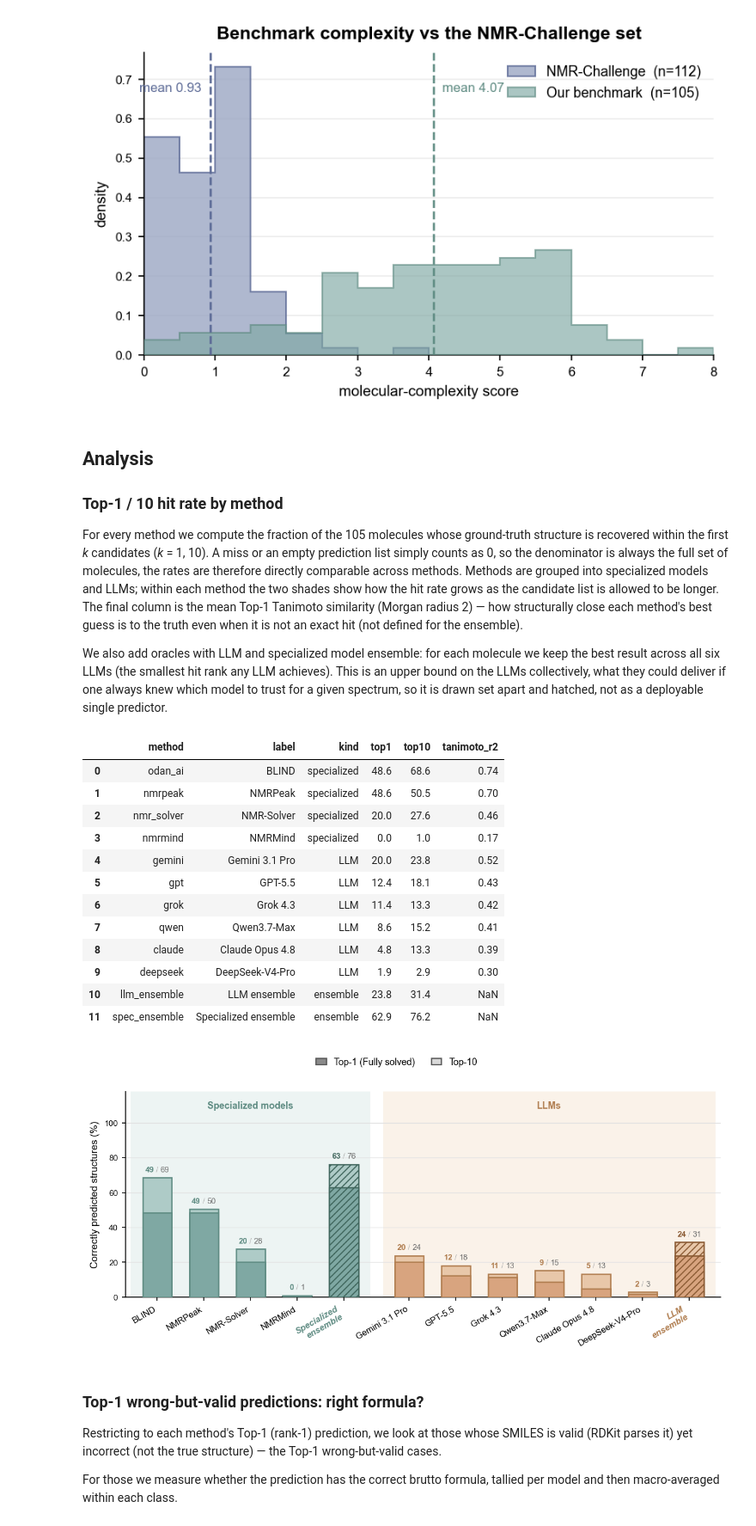
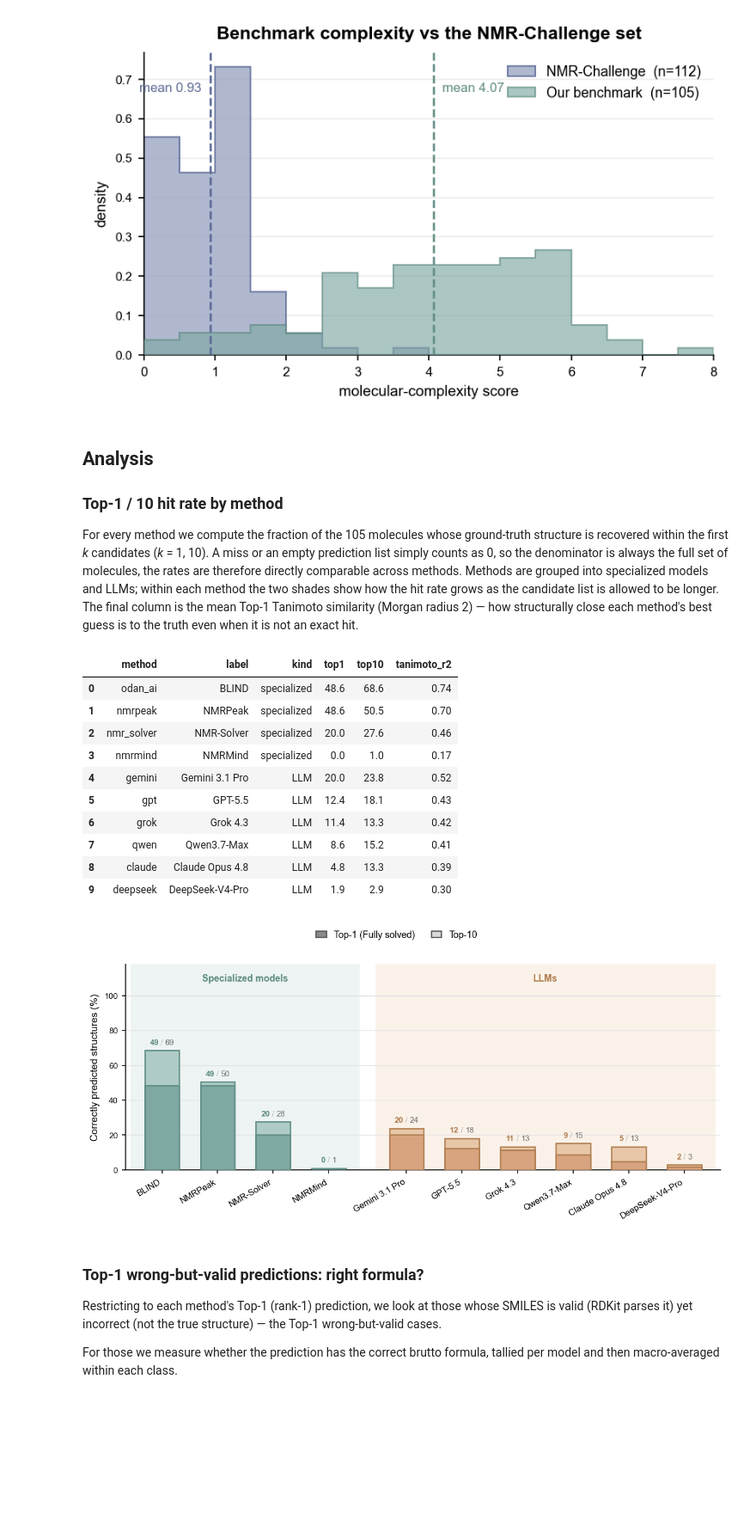
Before and after one commit to odanchem/NMRArena, a Jupyter notebook: analysis/data_analysis.ipynb, the cells around one changed output. Shown at 86% size. Drawn from its saved outputs; the diff is of its cells as text; code cells hidden in the pictures; blank space fills up the shorter version.

```diff
--- a/analysis/data_analysis.ipynb
+++ b/analysis/data_analysis.ipynb
@@ -258,13 +257,7 @@ recovered within the first *k* candidates (*k* = 1, 10). A miss or an empty pred
 counts as 0, so the denominator is always the full set of molecules, the rates are therefore directly
 comparable across methods. Methods are grouped into specialized models and LLMs; within
 each method the two shades show how the hit rate grows as the candidate list is allowed to be longer. The final column is the mean Top-1 Tanimoto similarity (Morgan radius 2)
-— how structurally close each method's best guess is to the truth even when it is not an exact hit
-(not defined for the ensemble).
-
-We also add oracles with LLM and specialized model ensemble: for each molecule we keep the best result across all six LLMs
-(the smallest hit rank any LLM achieves). This is an upper bound on the LLMs collectively, what they
-could deliver if one always knew which model to trust for a given spectrum, so it is drawn set apart and
-hatched, not as a deployable single predictor.
+— how structurally close each method's best guess is to the truth even when it is not an exact hit.
 # %%
 def topk_rate_table(records, methods=METHODS, ks=TOPK):
     """Per-method Top-k hit rate as a percentage of all molecules (misses included in the denominator)."""
@@ -290,27 +283,7 @@ def topk_rate_table(records, methods=METHODS, ks=TOPK):
     return pd.DataFrame(rows)
 
 
-def ensemble_hit_rank(rec, methods):
-    """Oracle ensemble: the best (smallest) hit rank any of `methods` achieves for this molecule."""
-    ranks = [hit_rank(rec["truth"], rec["preds"][m]) for m in methods]
-    ranks = [r for r in ranks if r is not None]
-    return min(ranks) if ranks else None
-
-
 summary = topk_rate_table(records)
-
-# Oracle LLM ensemble: per molecule, take the best-ranked correct answer across all LLMs.
-n = len(records)
-ens_ranks = [ensemble_hit_rank(rec, LLM) for rec in records]
-ens_row = {"method": "llm_ensemble", "label": "LLM ensemble", "kind": "ensemble",
-           **{f"top{k}": 100.0 * sum(r is not None and r <= k for r in ens_ranks) / n for k in TOPK}}
-summary = pd.concat([summary, pd.DataFrame([ens_row])], ignore_index=True)
-
-# Oracle specialized ensemble: per molecule, the best-ranked correct answer across all specialized models.
-spec_ens_ranks = [ensemble_hit_rank(rec, SPECIALIZED) for rec in records]
-spec_ens_row = {"method": "spec_ensemble", "label": "Specialized ensemble", "kind": "ensemble",
-                **{f"top{k}": 100.0 * sum(r is not None and r <= k for r in spec_ens_ranks) / n for k in TOPK}}
-summary = pd.concat([summary, pd.DataFrame([spec_ens_row])], ignore_index=True)
 summary.round({"top1": 1, "top10": 1, "tanimoto_r2": 2})
 # %% [output]
 |  | method | label | kind | top1 | top10 | tanimoto_r2 |
@@ -324,23 +297,16 @@ summary.round({"top1": 1, "top10": 1, "tanimoto_r2": 2})
 | 7 | qwen | Qwen3.7-Max | LLM | 8.6 | 15.2 | 0.41 |
 | 8 | claude | Claude Opus 4.8 | LLM | 4.8 | 13.3 | 0.39 |
 | 9 | deepseek | DeepSeek-V4-Pro | LLM | 1.9 | 2.9 | 0.30 |
-| 10 | llm_ensemble | LLM ensemble | ensemble | 23.8 | 31.4 | NaN |
-| 11 | spec_ensemble | Specialized ensemble | ensemble | 62.9 | 76.2 | NaN |
 # %%
 # light cap = Top-10 reach, solid = Top-1 solved
 PAL = {"specialized": dict(cap=GREEN["cap"],  solid=GREEN["solid"],  edge=GREEN["edge"]),
        "LLM":         dict(cap=ORANGE["cap"], solid=ORANGE["solid"], edge=ORANGE["edge"])}
-ENS_PAL   = dict(cap=ORANGE["cap"], solid=ORANGE["solid"], edge=ENS_EDGE)
-SPEC_ENS_PAL = dict(cap=GREEN["cap"], solid=GREEN["solid"], edge=SPEC_ENS_EDGE)
 BAND      = {"specialized": GREEN["band"], "LLM": ORANGE["band"]}
 GROUP_INK = {"specialized": GREEN["edge"], "LLM": ORANGE["edge"]}
-SPEC_ENS = "spec_ensemble"
-ENS      = "llm_ensemble"
-ENS_SET  = (SPEC_ENS, ENS)
 
-order = list(SPECIALIZED) + [SPEC_ENS] + list(LLM) + [ENS]
+order = list(SPECIALIZED) + list(LLM)
 S = summary.set_index("method").loc[order]
-group = ["specialized" if (m in SPECIALIZED or m == SPEC_ENS) else "LLM" for m in order]
+group = ["specialized" if m in SPECIALIZED else "LLM" for m in order]
 
 x, pos = [], 0.0
 for m in order:
@@ -358,49 +324,41 @@ for kind in ("specialized", "LLM"):
     ax.axvspan(x[idx[0]] - 0.55, x[idx[-1]] + 0.55, color=BAND[kind], zorder=0)
 
 for xi, m in zip(x, order):
-    is_ens = m in ENS_SET
-    p = (SPEC_ENS_PAL if m == SPEC_ENS else ENS_PAL if m == ENS
-         else PAL["specialized" if m in SPECIALIZED else "LLM"])
-    hatch = "////" if is_ens else None
+    p = PAL["specialized" if m in SPECIALIZED else "LLM"]
     t1, t10 = S.loc[m, "top1"], S.loc[m, "top10"]
-    ax.bar(xi, t10, bw, color=p["cap"],   edgecolor=p["edge"], linewidth=1.2, hatch=hatch, zorder=2)
-    ax.bar(xi, t1,  bw, color=p["solid"], edgecolor=p["edge"], linewidth=1.2, hatch=hatch, zorder=3)
+    ax.bar(xi, t10, bw, color=p["cap"],   edgecolor=p["edge"], linewidth=1.2, zorder=2)
+    ax.bar(xi, t1,  bw, color=p["solid"], edgecolor=p["edge"], linewidth=1.2, zorder=3)
     boxes = [TextArea(f"{t1:.0f}",  textprops=dict(color=p["edge"], fontweight="bold", fontsize=7.2)),
              TextArea(" / ",        textprops=dict(color="#b3b3b3", fontsize=7.2)),
              TextArea(f"{t10:.0f}", textprops=dict(color="#6f6f6f", fontsize=7.2))]
     pack = HPacker(children=boxes, align="baseline", pad=0, sep=0)
     ax.add_artist(AnnotationBbox(pack, (xi, t10), xybox=(0, 4), xycoords="data",
                                  boxcoords="offset points", box_alignment=(0.5, 0.0), frameon=False, pad=0))
 
 for kind, name in (("specialized", "Specialized models"), ("LLM", "LLMs")):
     idx = [i for i, g in enumerate(group) if g == kind]
     ax.text(x[idx].mean(), 107, name, ha="center", va="bottom",
             fontsize=8.5, fontweight="bold", color=GROUP_INK[kind])
 
 ax.set_xticks(x)
-xt_labels = [S.loc[m, "label"].replace(" ensemble", "\nensemble") if m in ENS_SET else S.loc[m, "label"] for m in order]
-ax.set_xticklabels(xt_labels, rotation=30, ha="right")
-for lab, m in zip(ax.get_xticklabels(), order):
-    if m in ENS_SET:
-        ink = GROUP_INK["specialized"] if m == SPEC_ENS else GROUP_INK["LLM"]
-        lab.set_fontweight("bold"); lab.set_style("italic"); lab.set_color(ink)
+ax.set_xticklabels([S.loc[m, "label"] for m in order], rotation=30, ha="right")
 ax.set_ylabel("Correctly predicted structures (%)")
 ax.set_ylim(0, 118)
 ax.set_yticks(range(0, 101, 20))
 ax.set_axisbelow(True)
 ax.yaxis.grid(True, color="#E2E2E2", linewidth=0.6)
 for s in ("top", "right"):
     ax.spines[s].set_visible(False)
 ax.margins(x=0.01)
 
 handles = [Patch(facecolor="#8a8a8a", edgecolor="#555555", linewidth=1.1, label="Top-1 (Fully solved)"),
            Patch(facecolor="#d9d9d9", edgecolor="#555555", linewidth=1.1, label="Top-10")]
 fig.legend(handles=handles, loc="center", bbox_to_anchor=(0.5, 0.965),
            ncol=2, frameon=False, handlelength=1.1, columnspacing=1.8, fontsize=8.5)
 save_fig(fig, "fig_topk_accuracy")
 plt.show()
 # %% [output]
-[figure, old version]
+[figure, new version]
 # %% [markdown]
 ### Top-1 wrong-but-valid predictions: right formula?
 
```
Also changed, not shown: parts of 5 cells of this notebook, 4 other files.
